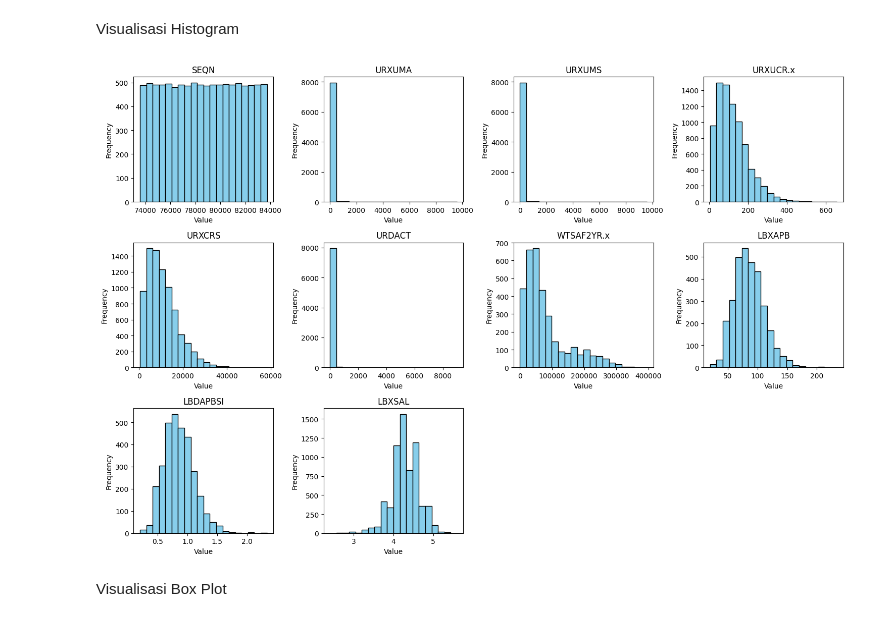
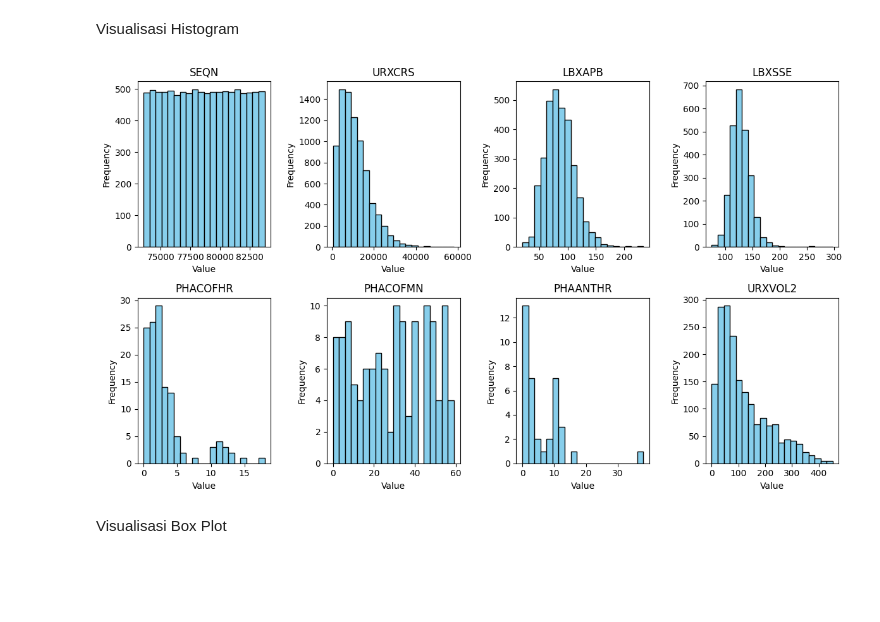
Before and after one commit to Ilhammkt/Machine-Learning, a Jupyter notebook: 4thTask/Data_Visualization_Week_4_labs.ipynb, the cells around one changed output. Drawn from its saved outputs; the diff is of its cells as text; code cells hidden in the pictures; blank space fills up the shorter version.

```diff
--- a/4thTask/Data_Visualization_Week_4_labs.ipynb
+++ b/4thTask/Data_Visualization_Week_4_labs.ipynb
@@ -106,20 +106,20 @@ memory usage: 31.7 MB
 # %% [markdown]
 Visualisasi Histogram
 # %%
-# Visualisasi data Histogram
-first_10_columns = labs_df.iloc[:, :10]
+# Select columns suitable for scatter plot
+suitable_columns = labs_df[['SEQN', 'URXCRS', 'LBXAPB', 'LBXSSE', 'PHACOFHR', 'PHACOFMN', 'PHAANTHR', 'URXVOL2']]
 
-plt.figure(figsize=(15, 10))
-for i, column in enumerate(first_10_columns.columns, 1):
-    plt.subplot(3, 4, i)
-    plt.hist(first_10_columns[column], bins=20, color='skyblue', edgecolor='black')
+plt.figure(figsize=(12, 7))
+for i, column in enumerate(suitable_columns.columns, 1):
+    plt.subplot(2, 4, i)
+    plt.hist(suitable_columns[column], bins=20, color='skyblue', edgecolor='black')
     plt.title(column)
     plt.xlabel('Value')
     plt.ylabel('Frequency')
 plt.tight_layout()
 plt.show()
 # %% [output]
-[figure, old version]
+[figure, new version]
 # %% [markdown]
 Visualisasi Box Plot
 # %%
```
